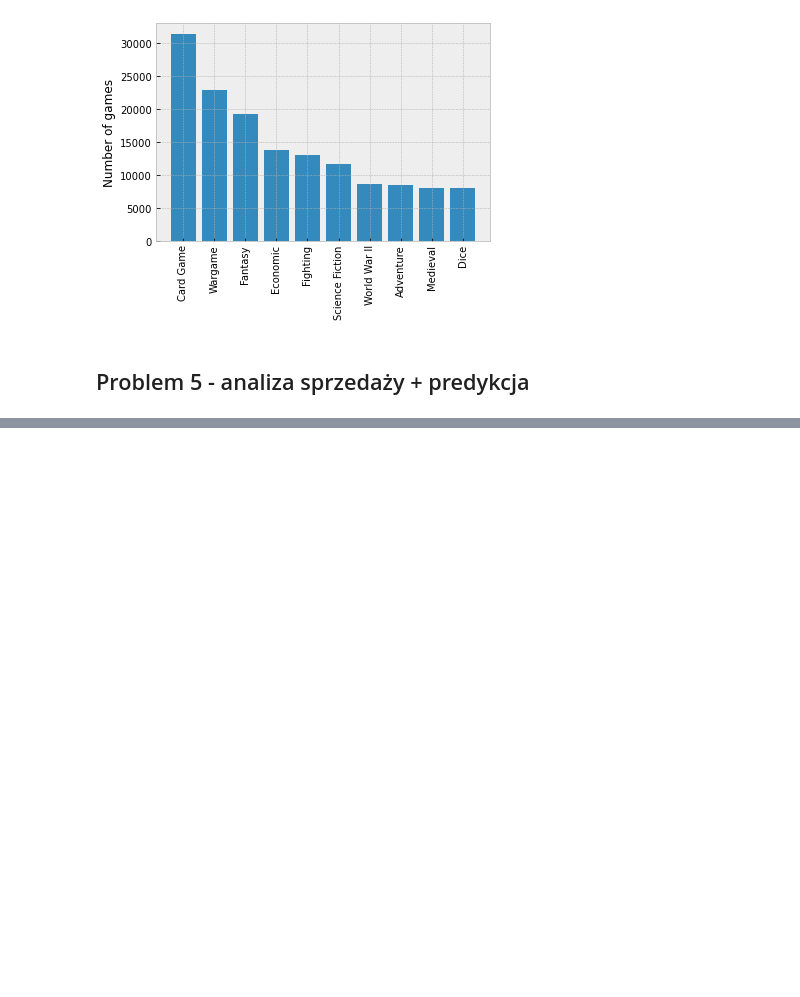
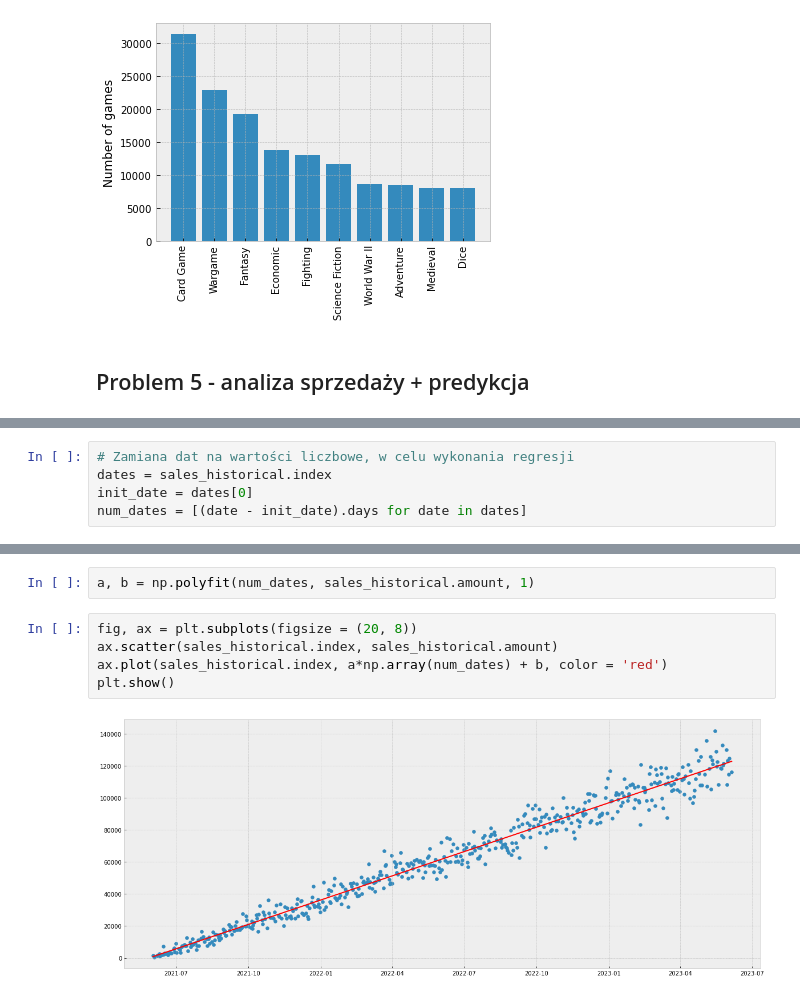
Before and after one commit to mweuro/Gameshop_database, a Jupyter notebook: Michal/analysis.ipynb, the cells around one changed output, grey strips where cells are left out. Cells and saved outputs as stored; diff of their text form; blank space fills up the shorter version.

```diff
--- a/Michal/analysis.ipynb
+++ b/Michal/analysis.ipynb
@@ -342,0 +377,5 @@ ctgr
+# %%
+# Zamiana dat na wartości liczbowe, w celu wykonania regresji
+dates = sales_historical.index
+init_date = dates[0]
+num_dates = [(date - init_date).days for date in dates]
@@ -342,0 +388,9 @@ ctgr
+# %%
+a, b = np.polyfit(num_dates, sales_historical.amount, 1)
+# %%
+fig, ax = plt.subplots(figsize = (20, 8))
+ax.scatter(sales_historical.index, sales_historical.amount)
+ax.plot(sales_historical.index, a*np.array(num_dates) + b, color = 'red')
+plt.show()
+# %% [output]
+[figure, added]
```
Also changed, not shown: parts of 16 cells of this notebook.
